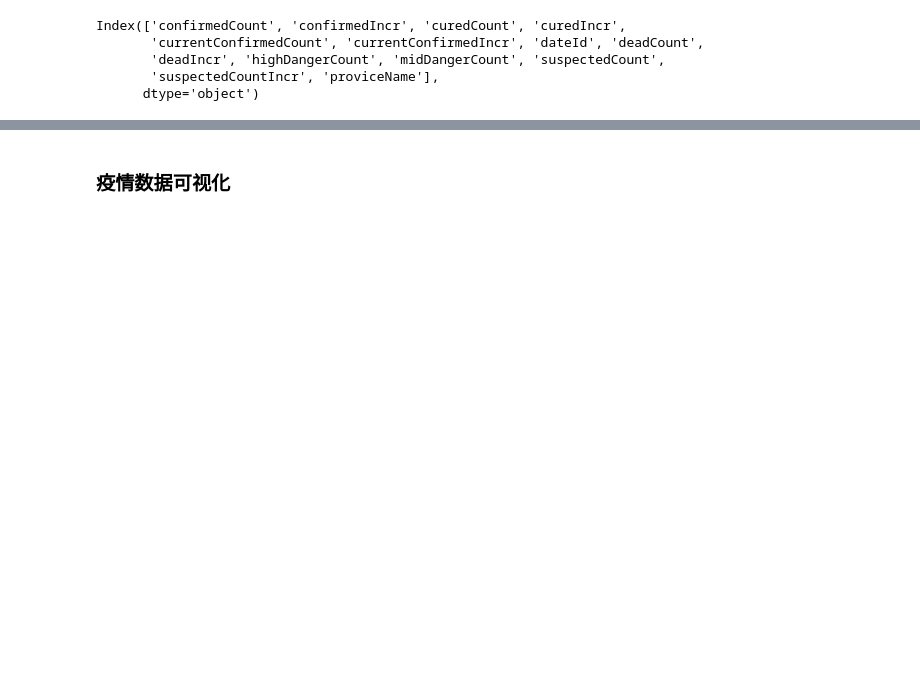
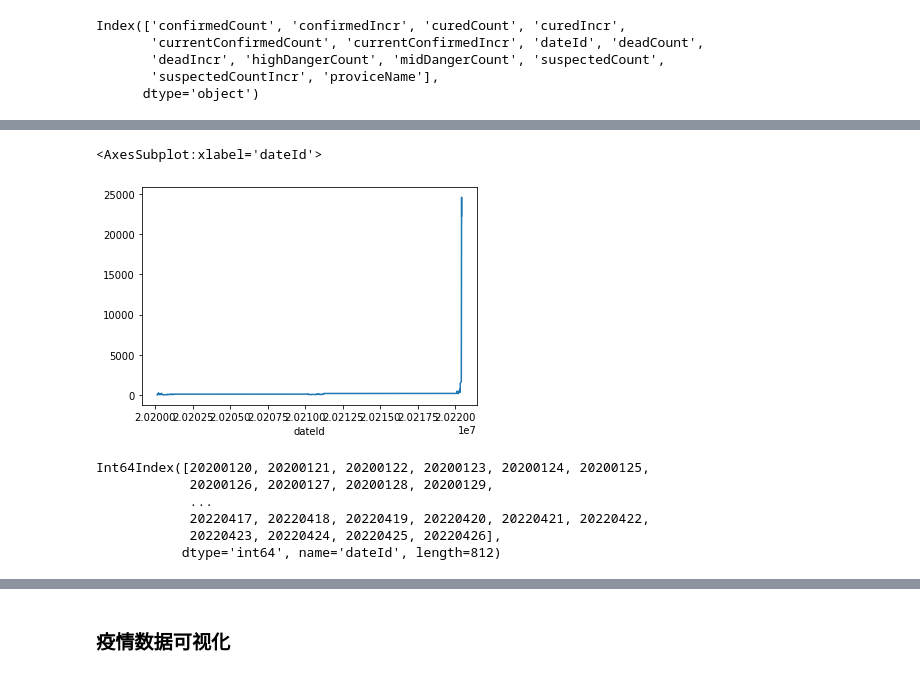
Before and after one commit to Andrewtang626/covidshanghai, a Jupyter notebook: Project_COVID_Shanghai.ipynb, the cells around one changed output, grey strips where cells are left out. Drawn from its saved outputs; the diff is of its cells as text; code cells hidden in the pictures; blank space fills up the shorter version.

Commit message:
need to do visualization

```diff
--- a/Project_COVID_Shanghai.ipynb
+++ b/Project_COVID_Shanghai.ipynb
@@ -594,0 +599,2 @@ data_china_23[data_china_23['proviceName']=='上海市'].head()
+# %%
+data_shanghai = data_china_23[data_china_23['proviceName']=='上海市']
@@ -594,0 +609,14 @@ data_china_23[data_china_23['proviceName']=='上海市'].head()
+# %%
+data_shanghai['currentConfirmedCount'].plot()
+# %% [output]
+<AxesSubplot:xlabel='dateId'>
+[figure, added]
+# %%
+data_shanghai.index
+# %% [output]
+Int64Index([20200120, 20200121, 20200122, 20200123, 20200124, 20200125,
+            20200126, 20200127, 20200128, 20200129,
+            ...
+            20220417, 20220418, 20220419, 20220420, 20220421, 20220422,
+            20220423, 20220424, 20220425, 20220426],
+           dtype='int64', name='dateId', length=812)
```
Also changed, not shown: parts of 13 cells of this notebook, 2 other files.
